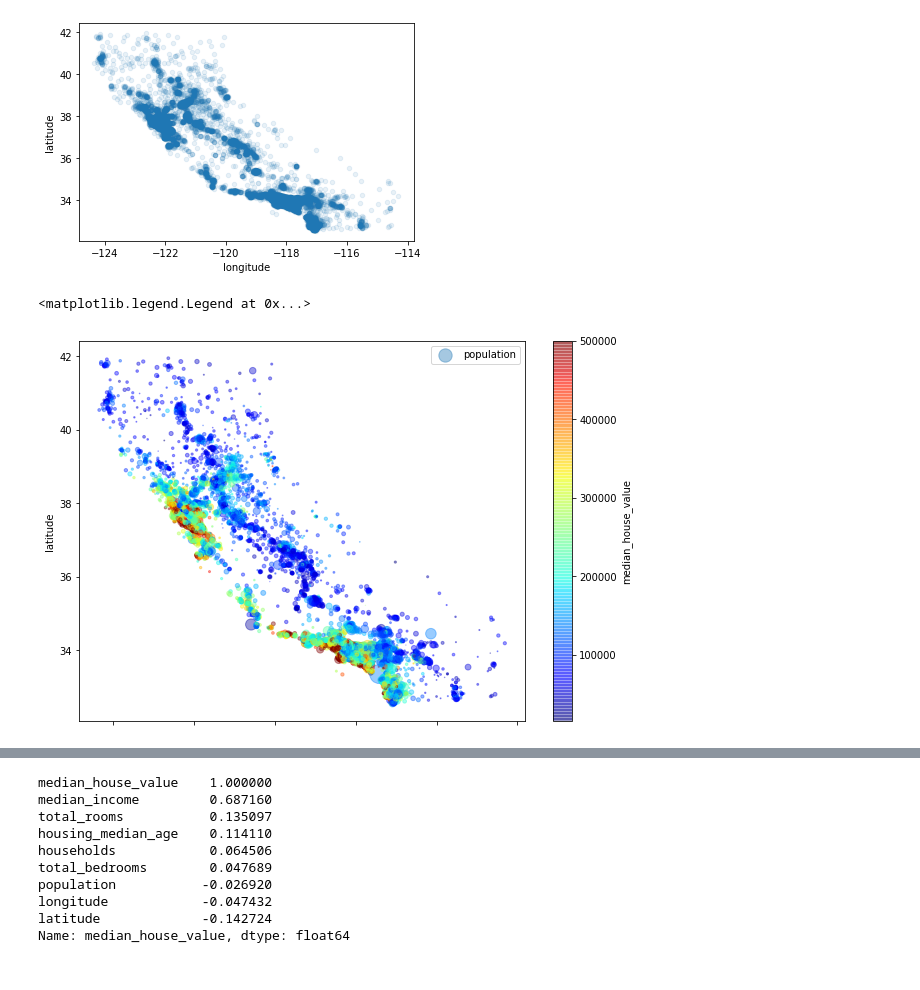
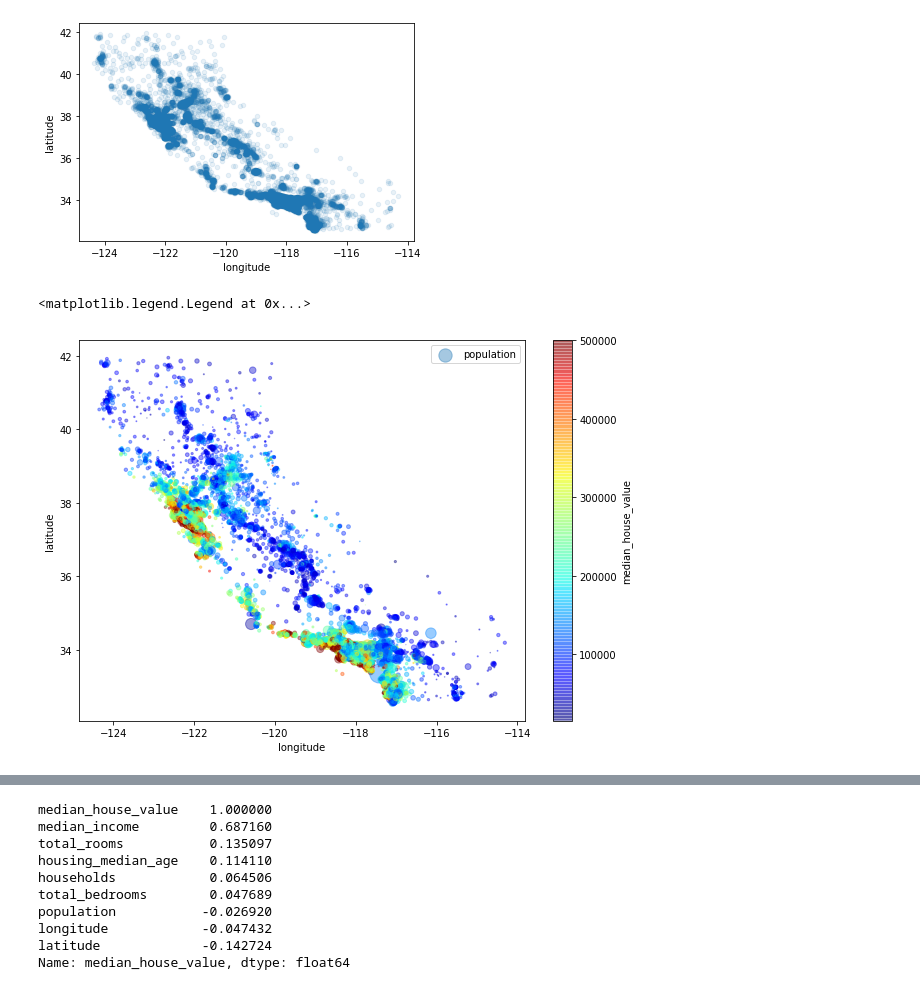
Before and after one commit to pineappledreams/kaggle-and-friends, a Jupyter notebook: geron/MLHousing.ipynb, the cells around one changed output, grey strips where cells are left out. Drawn from its saved outputs; the diff is of its cells as text; code cells hidden in the pictures.

```diff
--- a/geron/MLHousing.ipynb
+++ b/geron/MLHousing.ipynb
@@ -165,10 +175,11 @@ housing.plot(kind="scatter", x="longitude", y="latitude", alpha=0.1)
 # %%
 # Now, let's add another dimension to the graph.. the price!!
 
 housing.plot(kind="scatter", x="longitude", y="latitude", alpha=0.4,
-            s=housing["population"]/100, label="population", figsize=(10,7),
-            c="median_house_value", cmap=plt.get_cmap("jet"), colorbar=True,)
+    s=housing["population"]/100, label="population", figsize=(10,7),
+    c="median_house_value", cmap=plt.get_cmap("jet"), colorbar=True,
+    sharex=False)
 plt.legend()
 # %% [output]
 <matplotlib.legend.Legend at 0x...>
-[figure, old version]
+[figure, new version]
```
Also changed, not shown: parts of 29 cells of this notebook.
